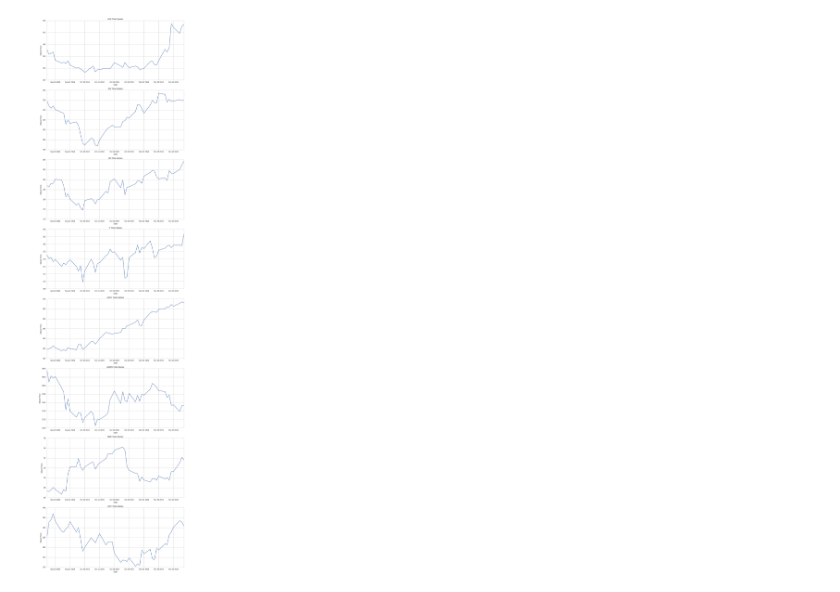
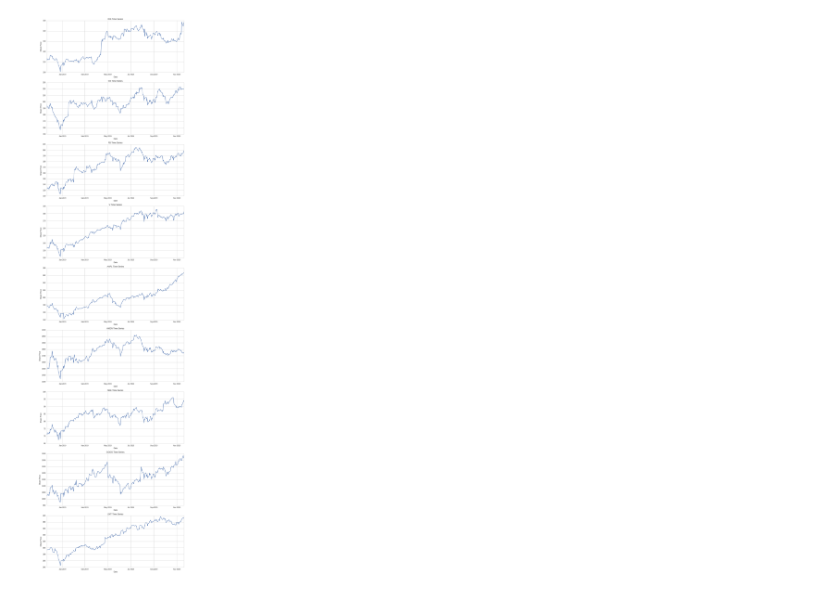
Before and after one commit to matthew-agard/Investment-Class-Portfolio, a Jupyter notebook: Portfolio_Research.ipynb, the cells around one changed output. Cells and saved outputs as stored; diff of their text form; code cells hidden in the pictures.

Commit message:
Implemented portfolio as custom filter, expanded time series

```diff
--- a/Portfolio_Research.ipynb
+++ b/Portfolio_Research.ipynb
@@ -7,20 +9,17 @@ from quantopian.pipeline.factors import AverageDollarVolume, SimpleMovingAverage
 # %%
 def make_pipeline():
+    # Choose subset of stocks that were chosen during my class simulation
+    portfolio = StaticAssets(symbols(stock_choices))
+
     prices = USEquityPricing.close.latest
     pe_ratio = Fundamentals.pe_ratio.latest
-    eps = Fundamentals.basic_eps_earnings_reports.latest
-
-    positive_eps = (eps > 0)
-    market_cap_10B = Q1500US(10000000000)
-    large_cap_pos_earnings = positive_eps & market_cap_10B
-
-    dollar_volume_traded_1w = AverageDollarVolume(window_length=6, mask=large_cap_pos_earnings)
-    high_volume = dollar_volume_traded_1w.percentile_between(70, 100)
+    dollar_volume_traded_1w = AverageDollarVolume(window_length=6)
 
     return Pipeline(
         columns= {
             'Price': prices,
-            'P/E Ratio': pe_ratio
+            'P/E Ratio': pe_ratio,
+            '1W MA Volume': dollar_volume_traded_1w
         },
-        screen=high_volume
+        screen=portfolio
     )
@@ -58,5 +25,0 @@ simulation_df = df.loc[(slice(None), symbols(stock_choices)), :]
-# %%
-# Create dataframes for each stock to determine if its data met the pipeline criteria
-for ticker in stock_choices:
-    print(ticker)
-    print(len(simulation_df.loc[(slice(None), symbols(ticker)), :]) > 0, "\n")
@@ -80,0 +26,8 @@ True
+# %%
+# Portfolio start date was actually 2019-09-16
+start_date = '2018-11-20'
+end_date = '2019-11-20'
+
+# Generate pipeline for notebook research
+simulation_df = run_pipeline(make_pipeline(), start_date, end_date)
+simulation_df
@@ -81,23 +55,20 @@ True
 # %%
 import numpy as np
 import matplotlib.pyplot as plt
 plt.figure(figsize=(12, 45))
-
-# Remove Google stock since its data failed to meet filter criteria
-stock_choices.remove('GOOG')
 
 # Plot individual line graphs of each stock's price
 for i, ticker in enumerate(stock_choices):
     plt.subplot(len(stock_choices), 1, (i+1))
     plt.title(ticker + " Time Series")
     plt.xlabel('Date')
     plt.ylabel('Share Price')
 
     stock_price = simulation_df.loc[(slice(None), symbols(ticker)), 'Price']
     plt.plot(simulation_df.index.get_level_values(0)[::len(stock_choices)], stock_price)
 #     SimpleMovingAverage(inputs=stock_price, window_length=5)
 #     SimpleMovingAverage(inputs=stock_price, window_length=20)
 
 plt.tight_layout()
 # %% [output]
-[figure, old version]
+[figure, new version]
```
Also changed, not shown: parts of 5 cells of this notebook.
